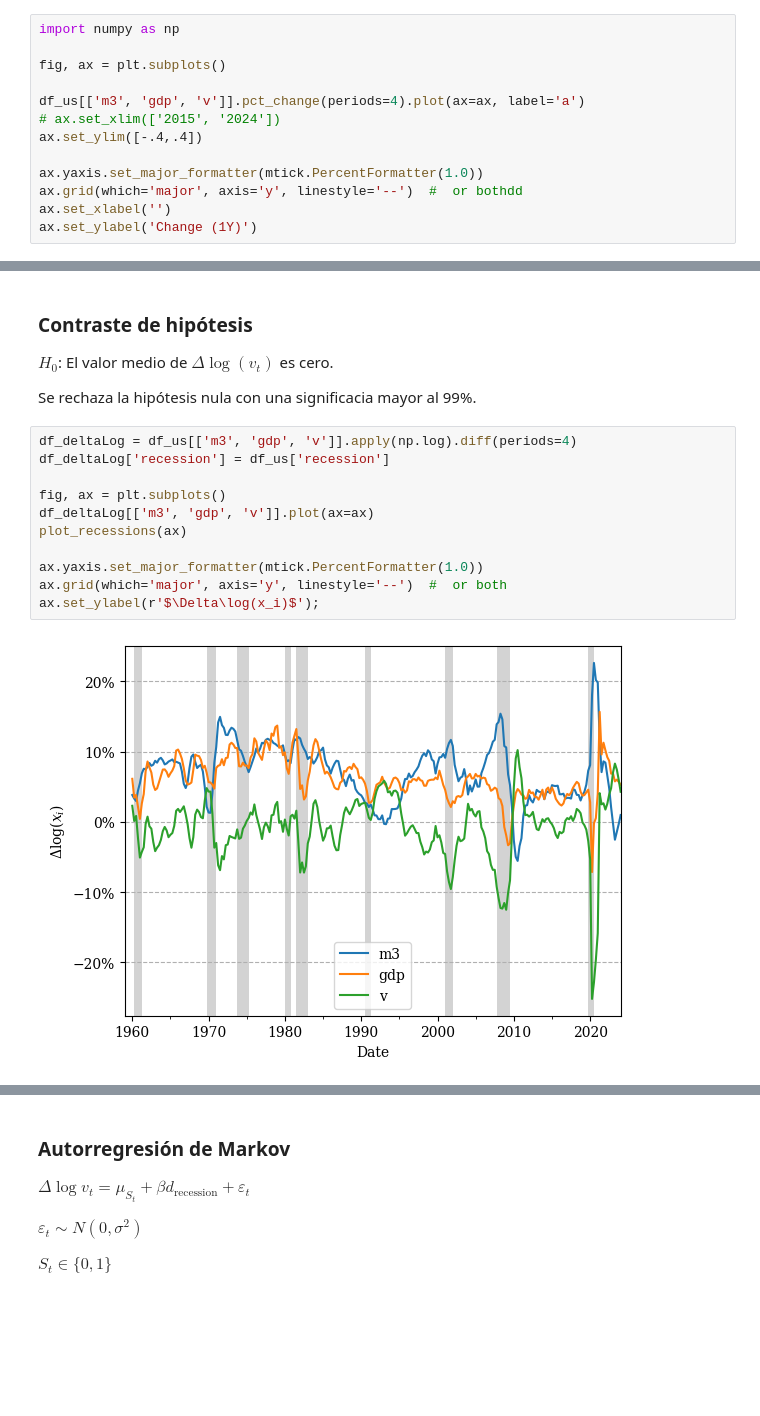
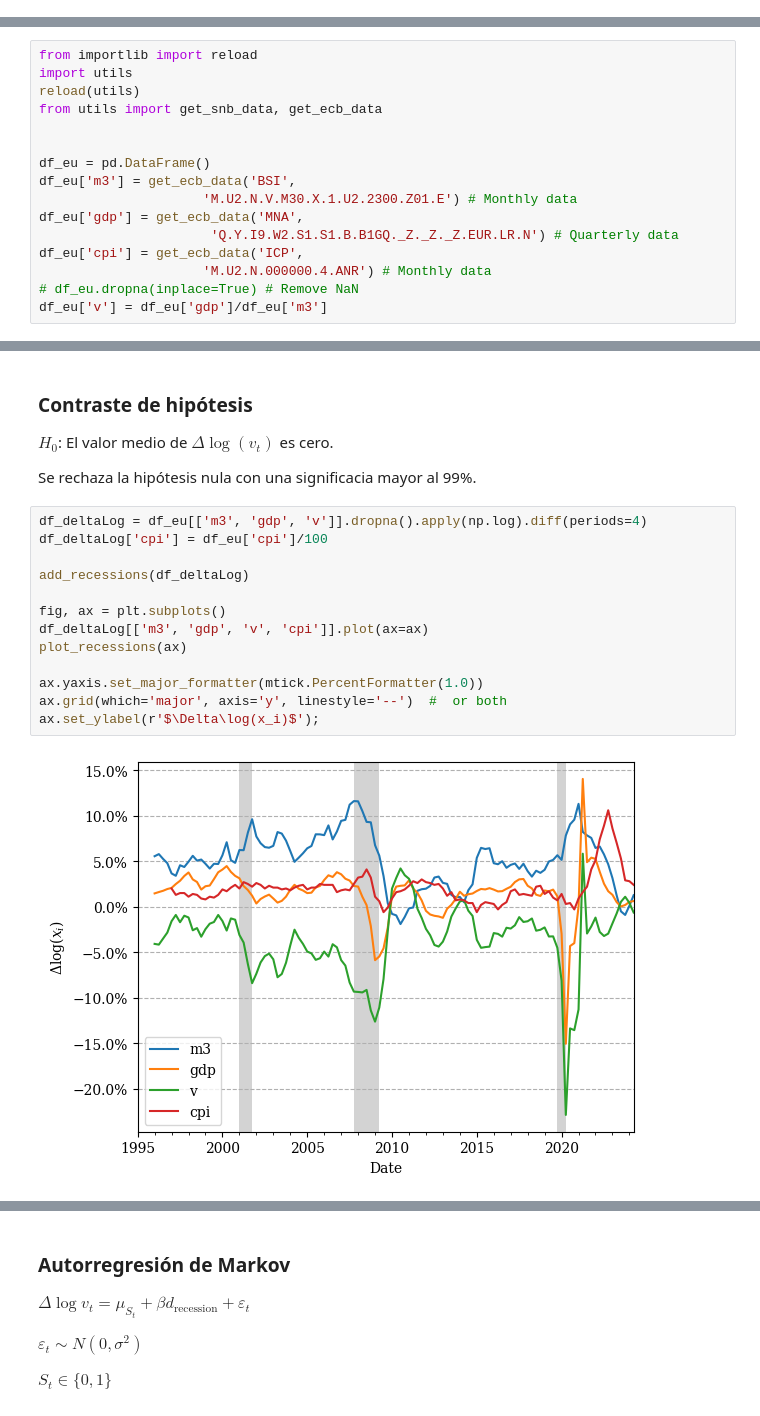
Before and after one commit to MiguelPuntoEs/money-growth, a Jupyter notebook: money-growth.ipynb, the cells around one changed output, grey strips where cells are left out. Cells and saved outputs as stored; diff of their text form; blank space fills up the shorter version.

Commit message:
Major refactoring

```diff
--- a/money-growth.ipynb
+++ b/money-growth.ipynb
@@ -66,13 +21,0 @@ df_us['v'] = df_us['gdp']/df_us['m3']
-# %%
-import numpy as np
-
-fig, ax = plt.subplots()
-
-df_us[['m3', 'gdp', 'v']].pct_change(periods=4).plot(ax=ax, label='a')
-# ax.set_xlim(['2015', '2024'])
-ax.set_ylim([-.4,.4])
-
-ax.yaxis.set_major_formatter(mtick.PercentFormatter(1.0))
-ax.grid(which='major', axis='y', linestyle='--')  #  or bothdd
-ax.set_xlabel('')
-ax.set_ylabel('Change (1Y)')
@@ -140,0 +110,16 @@ ax.set_ylabel('Change (1Y)');
+# %%
+from importlib import reload
+import utils
+reload(utils)
+from utils import get_snb_data, get_ecb_data
+
+
+df_eu = pd.DataFrame()
+df_eu['m3'] = get_ecb_data('BSI',
+                     'M.U2.N.V.M30.X.1.U2.2300.Z01.E') # Monthly data
+df_eu['gdp'] = get_ecb_data('MNA',
+                      'Q.Y.I9.W2.S1.S1.B.B1GQ._Z._Z._Z.EUR.LR.N') # Quarterly data
+df_eu['cpi'] = get_ecb_data('ICP',
+                     'M.U2.N.000000.4.ANR') # Monthly data
+# df_eu.dropna(inplace=True) # Remove NaN
+df_eu['v'] = df_eu['gdp']/df_eu['m3']
@@ -145,18 +240,20 @@ $H_0$: El valor medio de $\Delta\log(v_t)$ es cero.
 
 Se rechaza la hipótesis nula con una significacia mayor al 99%.
 # %%
-df_deltaLog = df_us[['m3', 'gdp', 'v']].apply(np.log).diff(periods=4)
-df_deltaLog['recession'] = df_us['recession']
+df_deltaLog = df_eu[['m3', 'gdp', 'v']].dropna().apply(np.log).diff(periods=4)
+df_deltaLog['cpi'] = df_eu['cpi']/100
+
+add_recessions(df_deltaLog)
 
 fig, ax = plt.subplots()
-df_deltaLog[['m3', 'gdp', 'v']].plot(ax=ax)
+df_deltaLog[['m3', 'gdp', 'v', 'cpi']].plot(ax=ax)
 plot_recessions(ax)
 
 ax.yaxis.set_major_formatter(mtick.PercentFormatter(1.0))
 ax.grid(which='major', axis='y', linestyle='--')  #  or both
 ax.set_ylabel(r'$\Delta\log(x_i)$');
 # %% [output]
-[figure, old version]
+[figure, new version]
 # %%
 from scipy.stats import t
 
```
Also changed, not shown: parts of 43 cells of this notebook, 1 other file.
